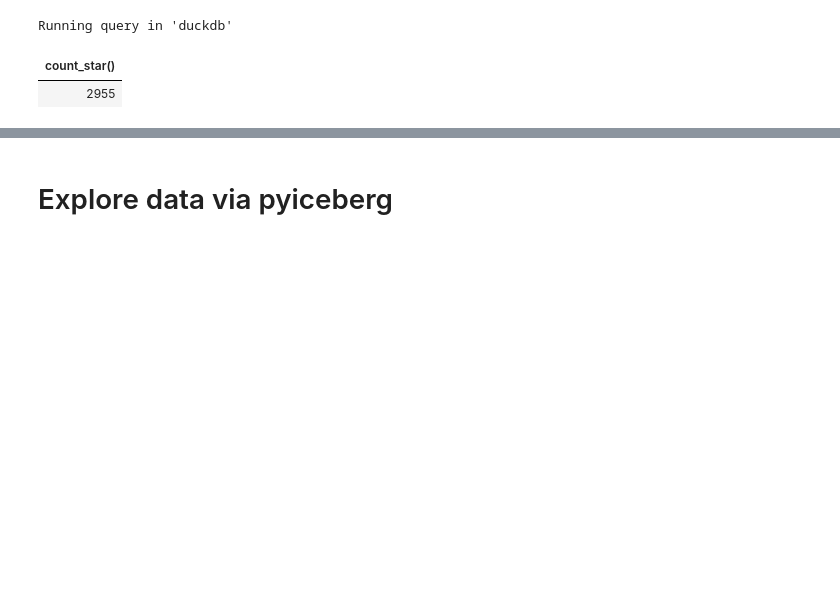
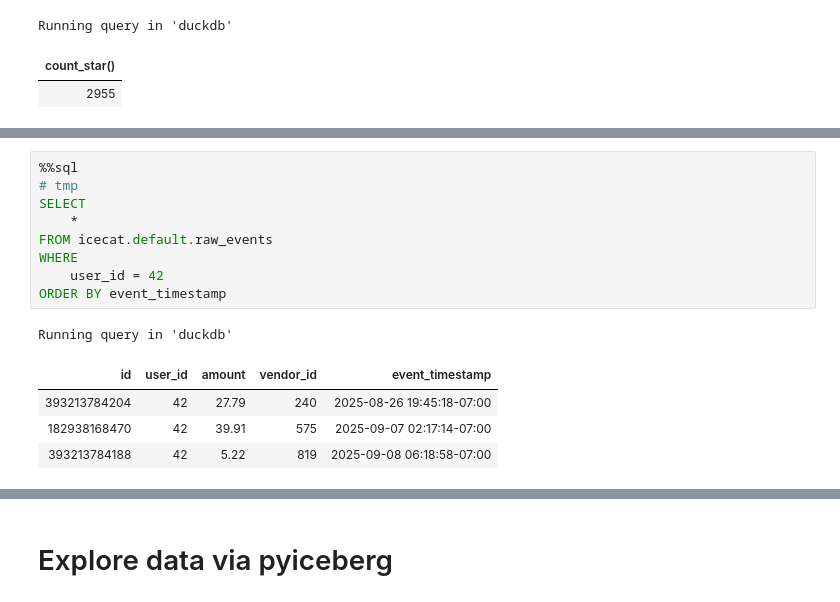
Before and after one commit to enerrio/feature-store-iceberg, a Jupyter notebook: notebooks/explore_data.ipynb, the cells around one changed output, grey strips where cells are left out. Drawn from its saved outputs; the diff is of its cells as text; blank space fills up the shorter version.

```diff
--- a/notebooks/explore_data.ipynb
+++ b/notebooks/explore_data.ipynb
@@ -164 +194,16 @@ Running query in 'duckdb'
 Truncated to displaylimit of 10.
+# %%
+%%sql
+# tmp
+SELECT
+    *
+FROM icecat.default.raw_events
+WHERE
+    user_id = 42
+ORDER BY event_timestamp
+# %% [output]
+Running query in 'duckdb'
+| id | user_id | amount | vendor_id | event_timestamp |
+| 393213784204 | 42 | 27.79 | 240 | 2025-08-26 19:45:18-07:00 |
+| 182938168470 | 42 | 39.91 | 575 | 2025-09-07 02:17:14-07:00 |
+| 393213784188 | 42 | 5.22 | 819 | 2025-09-08 06:18:58-07:00 |
```
Also changed, not shown: parts of 10 cells of this notebook.
